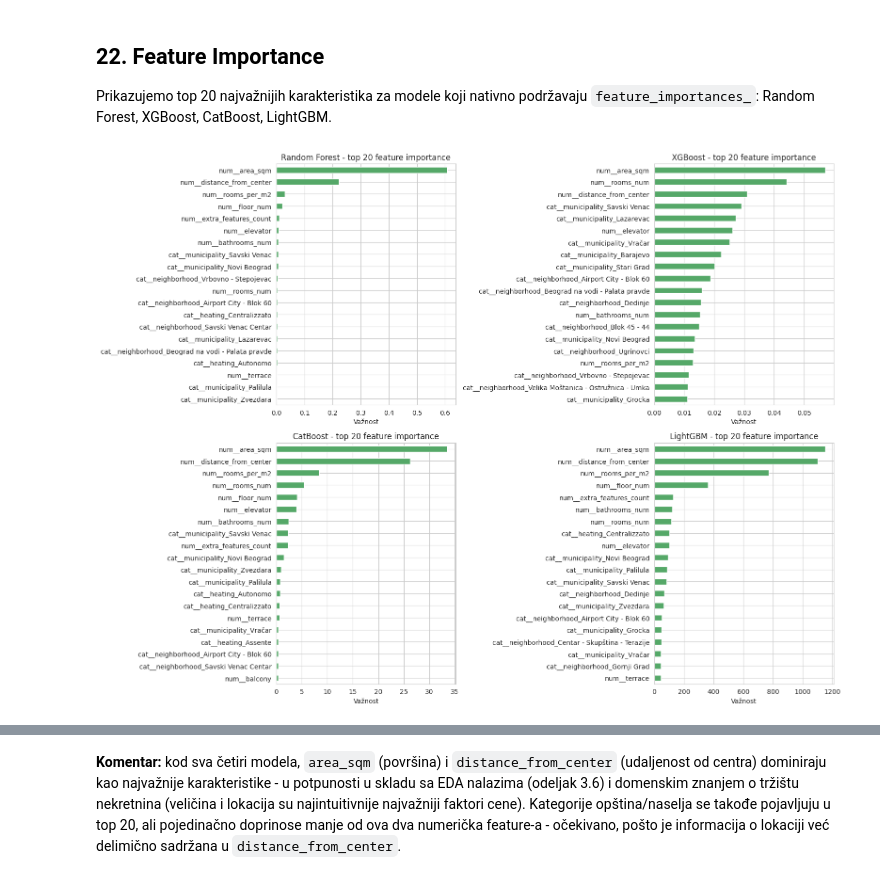
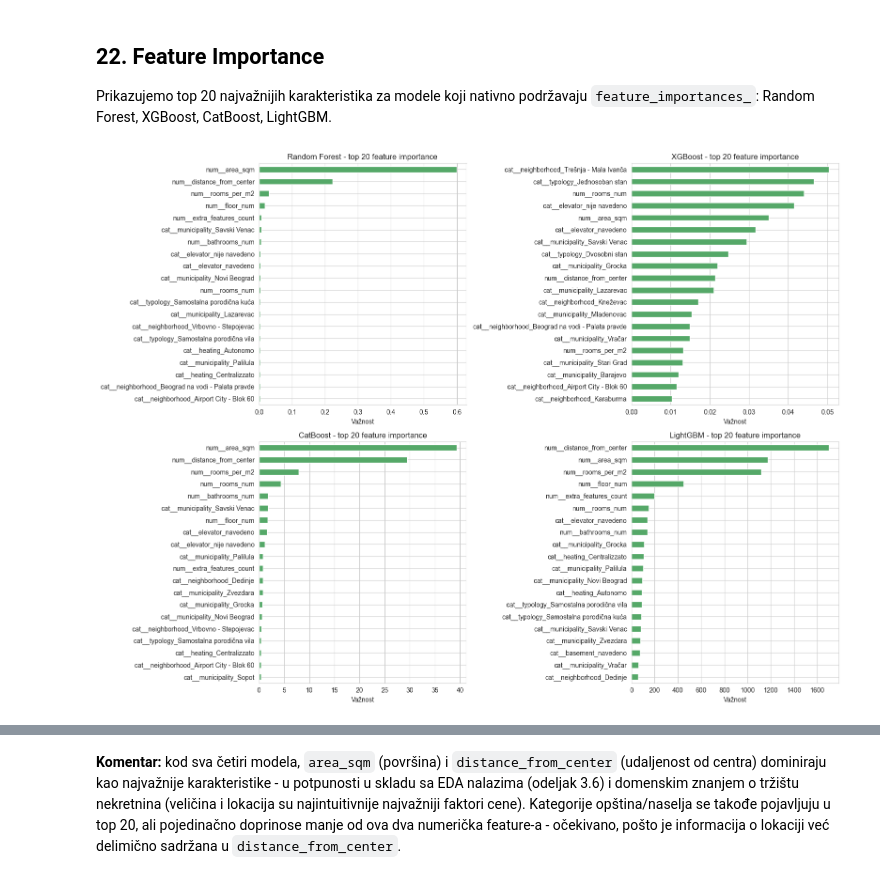
Before and after one commit to jpaic/real-estate-valuation-artificial-intelligence, a Jupyter notebook: models/procena_vrednosti_nekretnina.ipynb, the cells around one changed output, grey strips where cells are left out. Saved outputs shown, nothing was run; the diff lists cells and outputs as text; code cells hidden in the pictures.

Commit message:
Rework notebook: pipeline-based preprocessing to prevent data leakage

```diff
--- a/models/procena_vrednosti_nekretnina.ipynb
+++ b/models/procena_vrednosti_nekretnina.ipynb
@@ -1120,12 +1318,17 @@ punim protokolom: 5-fold CV + nezavisan test skup).
 # %%
-X_tr_exp, X_val_exp, y_tr_log_exp, y_val_log_exp = train_test_split(
-    X_train_proc, y_train_log, test_size=0.15, random_state=RANDOM_STATE
+# Train/validation podela na sirovim podacima; transformer se fituje
+# samo na trening delu, a primenjuje i na validacioni deo
+X_tr_exp_df, X_val_exp_df, y_tr_log_exp, y_val_log_exp = train_test_split(
+    X_train, y_train_log, test_size=0.15, random_state=RANDOM_STATE
 )
+prep_exp = build_preprocessor()
+X_tr_exp = to_dense(prep_exp.fit_transform(X_tr_exp_df))
+X_val_exp = to_dense(prep_exp.transform(X_val_exp_df))
 y_val_real_exp = np.expm1(y_val_log_exp)
 
 
 def make_experimental_model(blocks, activation, optimizer_cls, lr):
-    model_layers = [layers.Input(shape=(X_train_proc.shape[1],))]
+    model_layers = [layers.Input(shape=(X_tr_exp.shape[1],))]
     for units, drop, use_bn in blocks:
         model_layers.append(layers.Dense(units, activation=activation))
         if use_bn:
@@ -1286,10 +1498,16 @@ CV (5-fold):  MAE=84,766±3,361  R²=0.6803±0.0260
 # %% [markdown]
 ### 16.4 Finalni MLP model (treniran na celom trening skupu)
 # %%
-X_tr2, X_es, y_tr2_log, y_es_log = train_test_split(
-    X_train_proc, y_train_log, test_size=0.1, random_state=RANDOM_STATE
+# Finalni MLP: podela trening skupa na deo za treniranje i manji deo za
+# EarlyStopping; transformer se fituje SAMO na delu za treniranje
+X_tr2_df, X_es_df, y_tr2_log, y_es_log = train_test_split(
+    X_train, y_train_log, test_size=0.1, random_state=RANDOM_STATE
 )
-mlp_final = build_mlp(X_train_proc.shape[1])
+mlp_preprocessor = build_preprocessor()
+X_tr2 = to_dense(mlp_preprocessor.fit_transform(X_tr2_df))
+X_es = to_dense(mlp_preprocessor.transform(X_es_df))
+
+mlp_final = build_mlp(X_tr2.shape[1])
 early_stopping = keras.callbacks.EarlyStopping(monitor="val_loss", patience=15, restore_best_weights=True)
 mlp_history = mlp_final.fit(
     X_tr2, y_tr2_log, validation_data=(X_es, y_es_log),
@@ -1319,9 +1537,9 @@ Najbolja epoha (min val_loss):    46
 # %%
-test_res, test_pred = evaluate_holdout(mlp_final, X_test_proc, y_test)
-timings["MLP"] = float(np.nan)  # vreme CV petlje se meri odvojeno ispod
+X_test_mlp = to_dense(mlp_preprocessor.transform(X_test))
+test_res, test_pred = evaluate_holdout(mlp_final, X_test_mlp, y_test)
 results_test["MLP"] = test_res
 predictions_test["MLP"] = test_pred
-
+# vreme obuhvata CV petlju i finalno treniranje (t0 iz odeljka 16.3)
 timings["MLP"] = time.time() - t0
 
 print("=== MLP neuronska mreža ===")
@@ -1386,10 +1608,10 @@ for name in results_test:
         "Test RMSE (EUR)": round(t["RMSE"], 0),
         "Test MAPE (%)": round(t["MAPE"], 2),
         "Test R2": round(t["R2"], 4),
-        "CV MAE (mean)": round(cv["MAE"].mean(), 0),
-        "CV MAE (std)": round(cv["MAE"].std(), 0),
-        "CV R2 (mean)": round(cv["R2"].mean(), 4),
-        "CV R2 (std)": round(cv["R2"].std(), 4),
+        "CV MAE (EUR)": f"{cv['MAE'].mean():,.0f} ± {cv['MAE'].std():,.0f}",
+        "CV RMSE (EUR)": f"{cv['RMSE'].mean():,.0f} ± {cv['RMSE'].std():,.0f}",
+        "CV MAPE (%)": f"{cv['MAPE'].mean():.2f} ± {cv['MAPE'].std():.2f}",
+        "CV R2": f"{cv['R2'].mean():.4f} ± {cv['R2'].std():.4f}",
         "Vreme treniranja (s)": round(timings.get(name, float("nan")), 1),
     })
 
@@ -1617,32 +1793,32 @@ Prikazujemo top 20 najvažnijih karakteristika za modele koji nativno
 podržavaju `feature_importances_`: Random Forest, XGBoost, CatBoost,
 LightGBM.
 # %%
-feature_names = preprocessor.get_feature_names_out()
+feature_names = rf_final.named_steps["preprocessing"].get_feature_names_out()
 
-tree_models = {
+tree_pipes = {
     "Random Forest": rf_final,
     "XGBoost": xgb_final,
     "CatBoost": cat_final,
     "LightGBM": lgbm_final,
 }
 
 fig, axes = plt.subplots(2, 2, figsize=(16, 12))
 axes = axes.flatten()
 
 feature_importance_tables = {}
-for ax, (name, model) in zip(axes, tree_models.items()):
-    importances = pd.Series(model.feature_importances_, index=feature_names)
+for ax, (name, pipe) in zip(axes, tree_pipes.items()):
+    importances = pd.Series(pipe.named_steps["model"].feature_importances_, index=feature_names)
     top20 = importances.sort_values(ascending=False).head(20)
     feature_importance_tables[name] = top20
     top20.sort_values().plot(kind="barh", ax=ax, color="#55A868")
     ax.set_title(f"{name} - top 20 feature importance")
     ax.set_xlabel("Važnost")
 
 plt.tight_layout()
 plt.savefig(os.path.join(MODEL_DIR, "feature_importance_all_models.png"), dpi=150)
 plt.show()
 # %% [output]
-[figure, old version]
+[figure, new version]
 # %%
 print("Top 10 karakteristika po modelu:\n")
 for name, top20 in feature_importance_tables.items():
```
Also changed, not shown: parts of 58 cells of this notebook.
